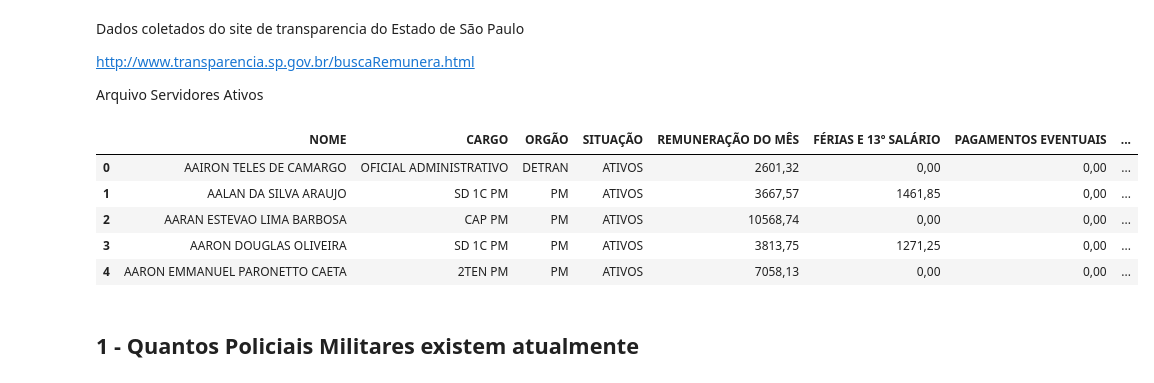
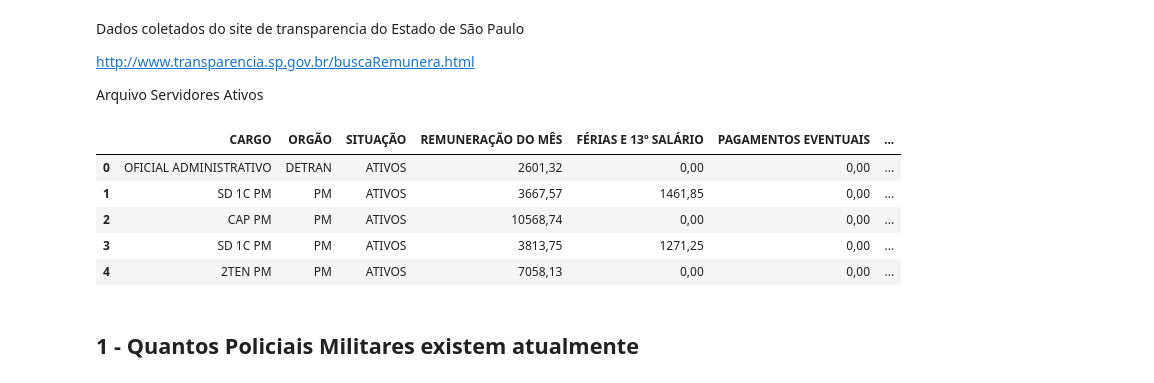
Before and after one commit to tetresbr/RemuneracaoEstadoSP, a Jupyter notebook: Salarios_Estado_SP.ipynb, the cells around one changed output. Saved outputs shown, nothing was run; the diff lists cells and outputs as text; code cells hidden in the pictures.

```diff
--- a/Salarios_Estado_SP.ipynb
+++ b/Salarios_Estado_SP.ipynb
@@ -12,14 +12,15 @@ http://www.transparencia.sp.gov.br/buscaRemunera.html
 Arquivo Servidores Ativos
 # %%
 salarios = pd.read_csv("RemuneracaoAtivos.csv", sep=';')
+salarios = salarios.drop('NOME', 1)
 salarios.head()
 # %% [output]
-|  | NOME | CARGO | ORGÃO | SITUAÇÃO | REMUNERAÇÃO DO MÊS | FÉRIAS E 13º SALÁRIO | PAGAMENTOS EVENTUAIS | ... |
-| 0 | AAIRON TELES DE CAMARGO | OFICIAL ADMINISTRATIVO | DETRAN | ATIVOS | 2601,32 | 0,00 | 0,00 | ... |
-| 1 | AALAN DA SILVA ARAUJO | SD 1C PM | PM | ATIVOS | 3667,57 | 1461,85 | 0,00 | ... |
-| 2 | AARAN ESTEVAO LIMA BARBOSA | CAP PM | PM | ATIVOS | 10568,74 | 0,00 | 0,00 | ... |
-| 3 | AARON DOUGLAS OLIVEIRA | SD 1C PM | PM | ATIVOS | 3813,75 | 1271,25 | 0,00 | ... |
-| 4 | AARON EMMANUEL PARONETTO CAETA | 2TEN PM | PM | ATIVOS | 7058,13 | 0,00 | 0,00 | ... |
+|  | CARGO | ORGÃO | SITUAÇÃO | REMUNERAÇÃO DO MÊS | FÉRIAS E 13º SALÁRIO | PAGAMENTOS EVENTUAIS | ... |
+| 0 | OFICIAL ADMINISTRATIVO | DETRAN | ATIVOS | 2601,32 | 0,00 | 0,00 | ... |
+| 1 | SD 1C PM | PM | ATIVOS | 3667,57 | 1461,85 | 0,00 | ... |
+| 2 | CAP PM | PM | ATIVOS | 10568,74 | 0,00 | 0,00 | ... |
+| 3 | SD 1C PM | PM | ATIVOS | 3813,75 | 1271,25 | 0,00 | ... |
+| 4 | 2TEN PM | PM | ATIVOS | 7058,13 | 0,00 | 0,00 | ... |
 # %% [markdown]
 ## **1 - Quantos Policiais Militares existem atualmente**
 # %% [markdown]
```
Also changed, not shown: parts of 2 cells of this notebook.
